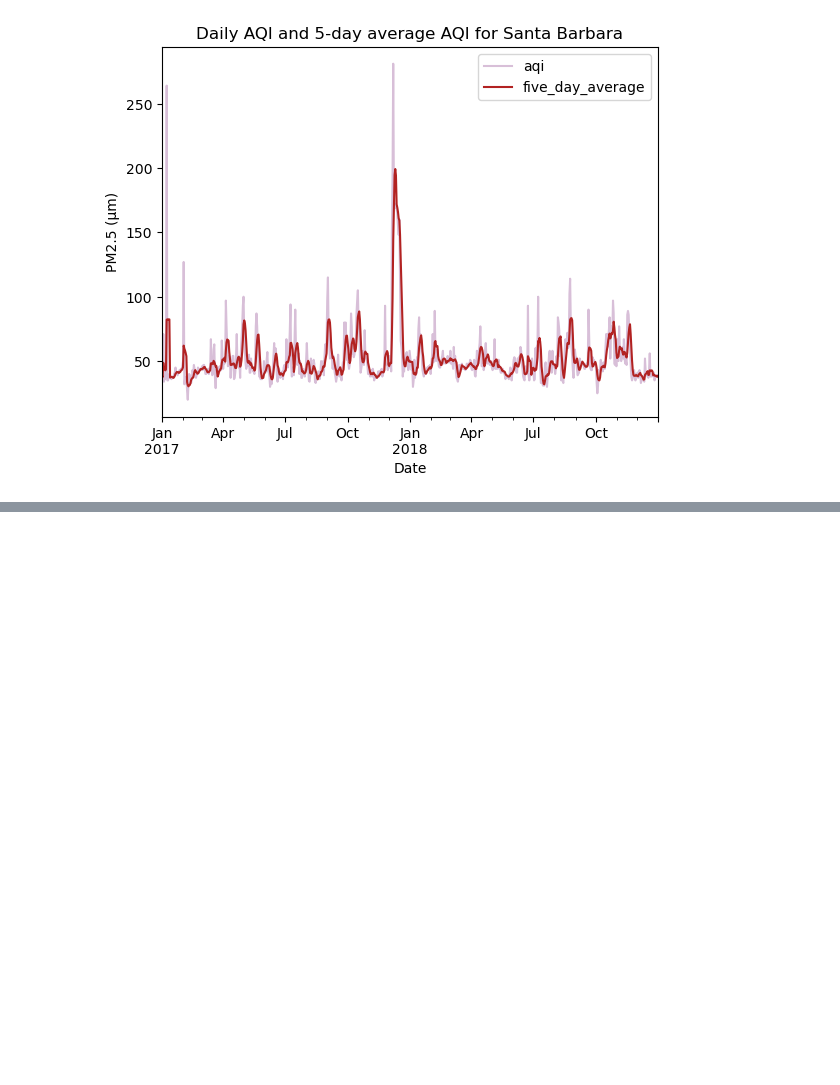
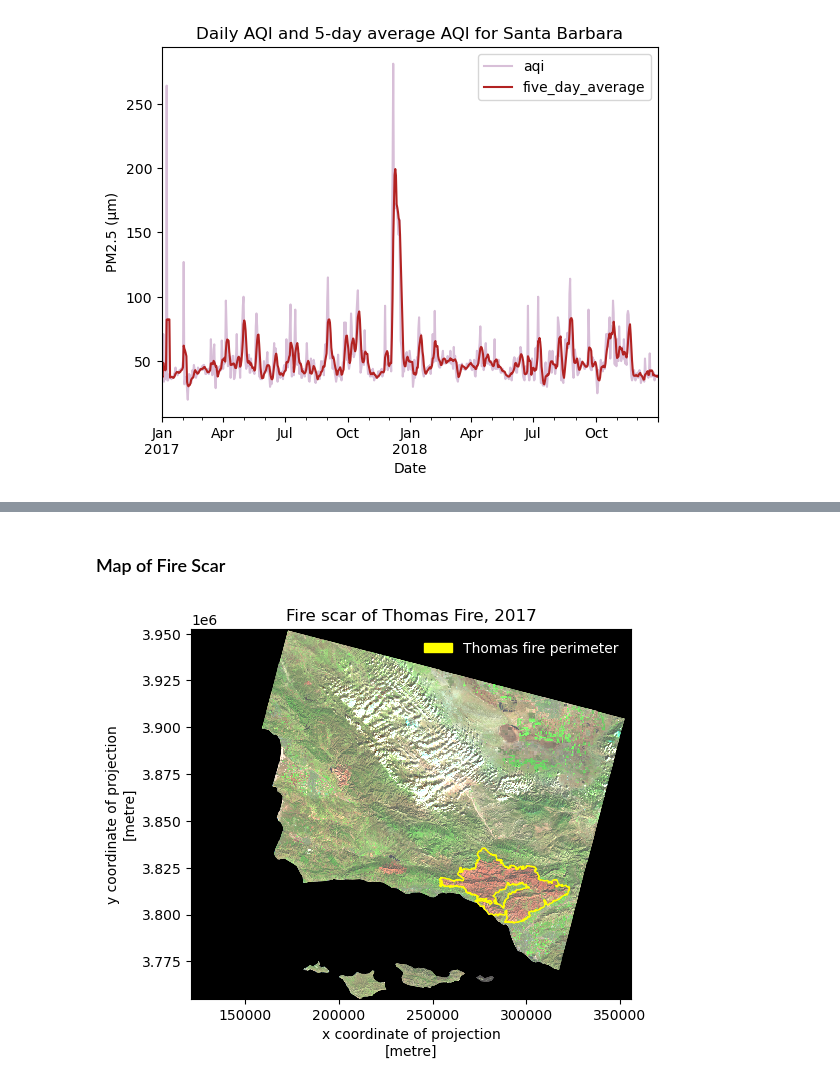
Before and after one commit to hazelvaq/EDS220-Task3-Presentation-Ready, a Jupyter notebook: hwk4-task3.ipynb, the cells around one changed output, grey strips where cells are left out. Drawn from its saved outputs; the diff is of its cells as text; code cells hidden in the pictures; blank space fills up the shorter version.

```diff
--- a/hwk4-task3.ipynb
+++ b/hwk4-task3.ipynb
@@ -216,0 +365,24 @@ plt.show()
+# %% [markdown]
+### Map of Fire Scar
+# %%
+# Plot Wildfire and Landsat data together
+fig, ax = plt.subplots()
+
+# ---Landsat Map------------------------------------------------------------------------
+landsat[['swir22','nir08','red']].to_array().plot.imshow(ax=ax,robust = True)
+ax.set_facecolor('white')
+
+#---Thomas Fire Layer-------------------------------------------------------------------
+wildfires.plot(ax=ax, color = 'none', edgecolor = "yellow", linewidth = 1)
+wildfires_patch = mpatches.Patch(color = 'yellow',
+                                label = 'Thomas fire perimeter')
+
+# ---Legend-----------------------------------------------------------------------------
+plt.title("Fire scar of Thomas Fire, 2017") # title
+ax.legend(handles = [wildfires_patch], frameon = False, loc = "upper right", labelcolor = "white")
+
+# ------Save Image----------------------------------------------------------------------
+plt.savefig('../EDS220-Task3-Presentation-Ready/images/sb_thomas_fire_2017.png',bbox_inches = 'tight',dpi = 100)
+plt.show()
+# %% [output]
+[figure, added]
```
Also changed, not shown: parts of 44 cells of this notebook.
